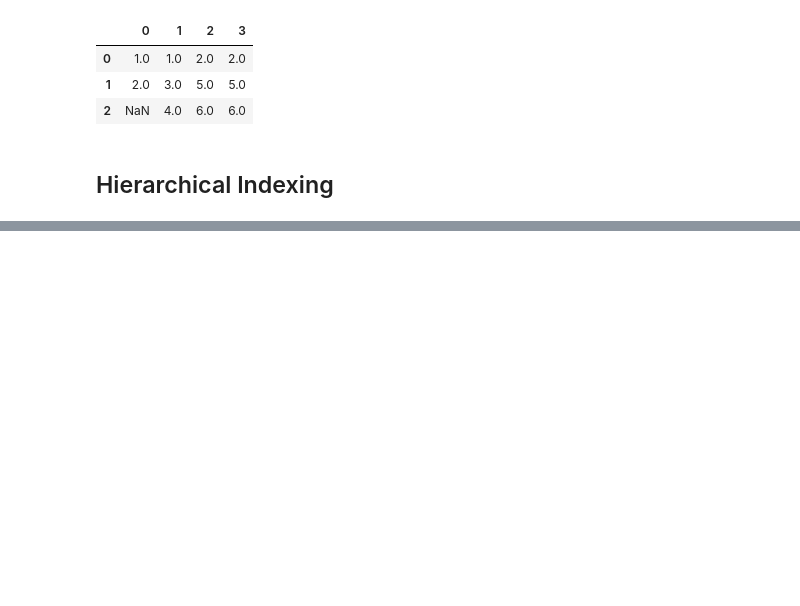
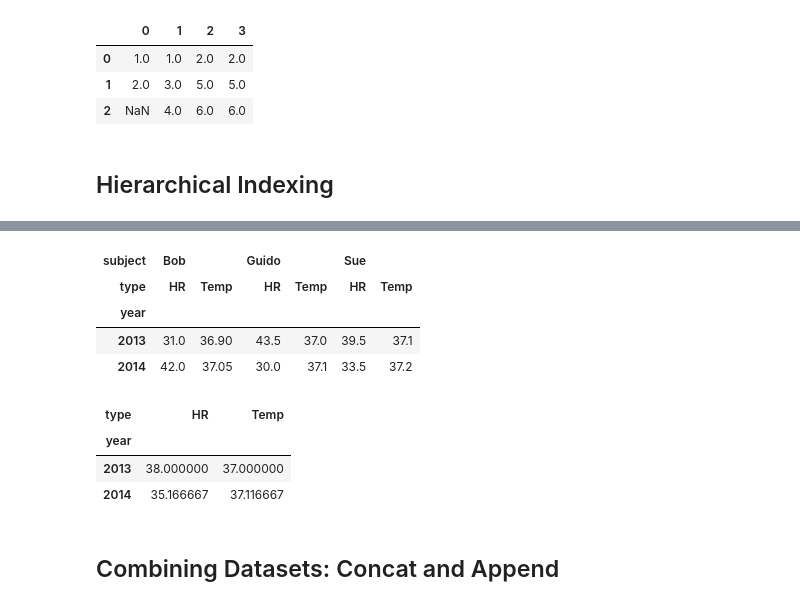
Before and after one commit to beaulucas/python-ds-handbook, a Jupyter notebook: 03-data_manipulation_pandas.ipynb, the cells around one changed output, grey strips where cells are left out. Drawn from its saved outputs; the diff is of its cells as text; code cells hidden in the pictures; blank space fills up the shorter version.

```diff
--- a/03-data_manipulation_pandas.ipynb
+++ b/03-data_manipulation_pandas.ipynb
@@ -848,0 +1311,20 @@ df.fillna(method='ffill', axis='columns')
+# %%
+# average measurements in two visits each year
+data_mean = health_data.mean(level='year')
+data_mean
+# %% [output]
+| subject | Bob |  | Guido |  | Sue |  |
+| type | HR | Temp | HR | Temp | HR | Temp |
+| year |  |  |  |  |  |  |
+| 2013 | 31.0 | 36.90 | 43.5 | 37.0 | 39.5 | 37.1 |
+| 2014 | 42.0 | 37.05 | 30.0 | 37.1 | 33.5 | 37.2 |
+# %%
+# mean among columns
+data_mean.mean(axis='columns', level='type')
+# %% [output]
+| type | HR | Temp |
+| year |  |  |
+| 2013 | 38.000000 | 37.000000 |
+| 2014 | 35.166667 | 37.116667 |
+# %% [markdown]
+## Combining Datasets: Concat and Append
```
Also changed, not shown: parts of 67 cells of this notebook.
